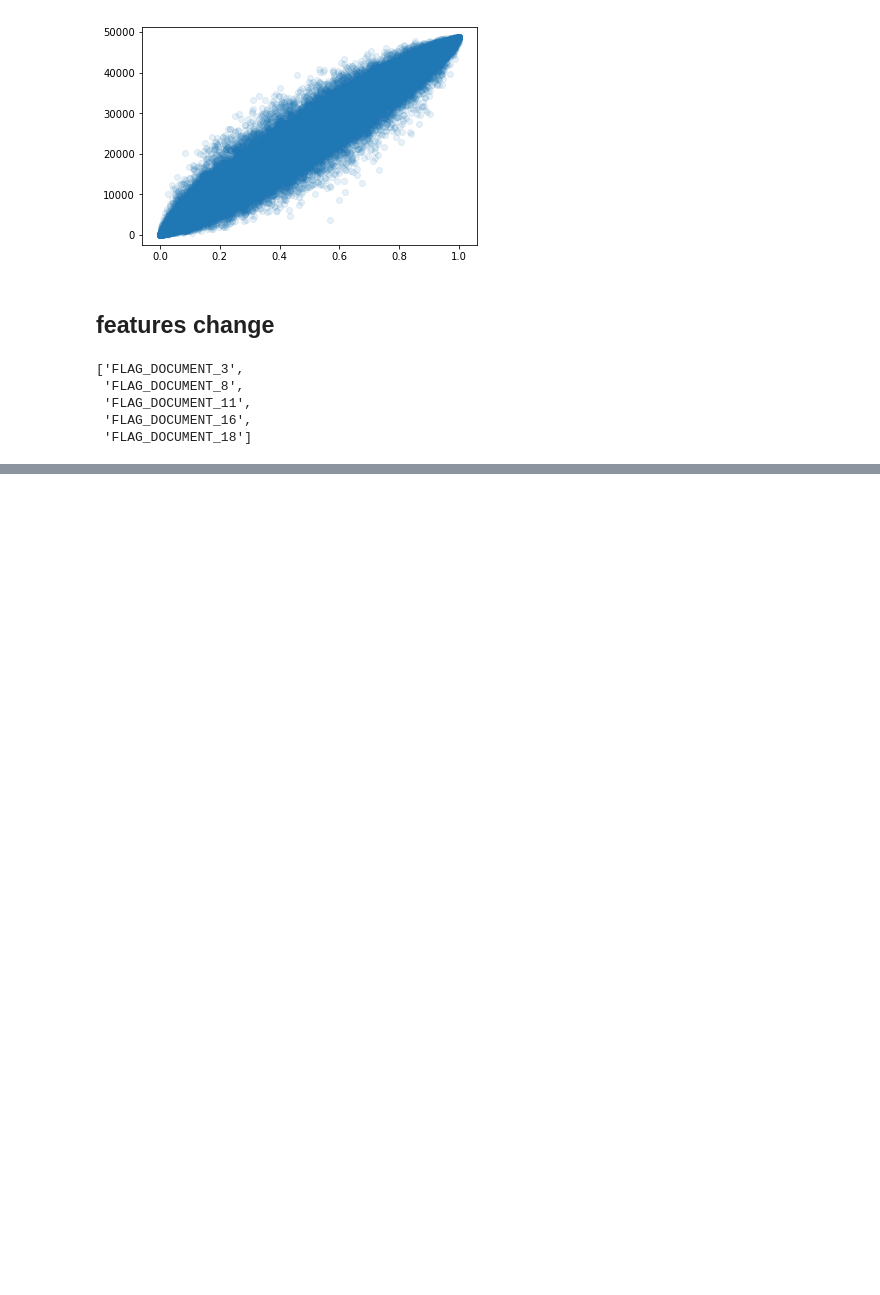
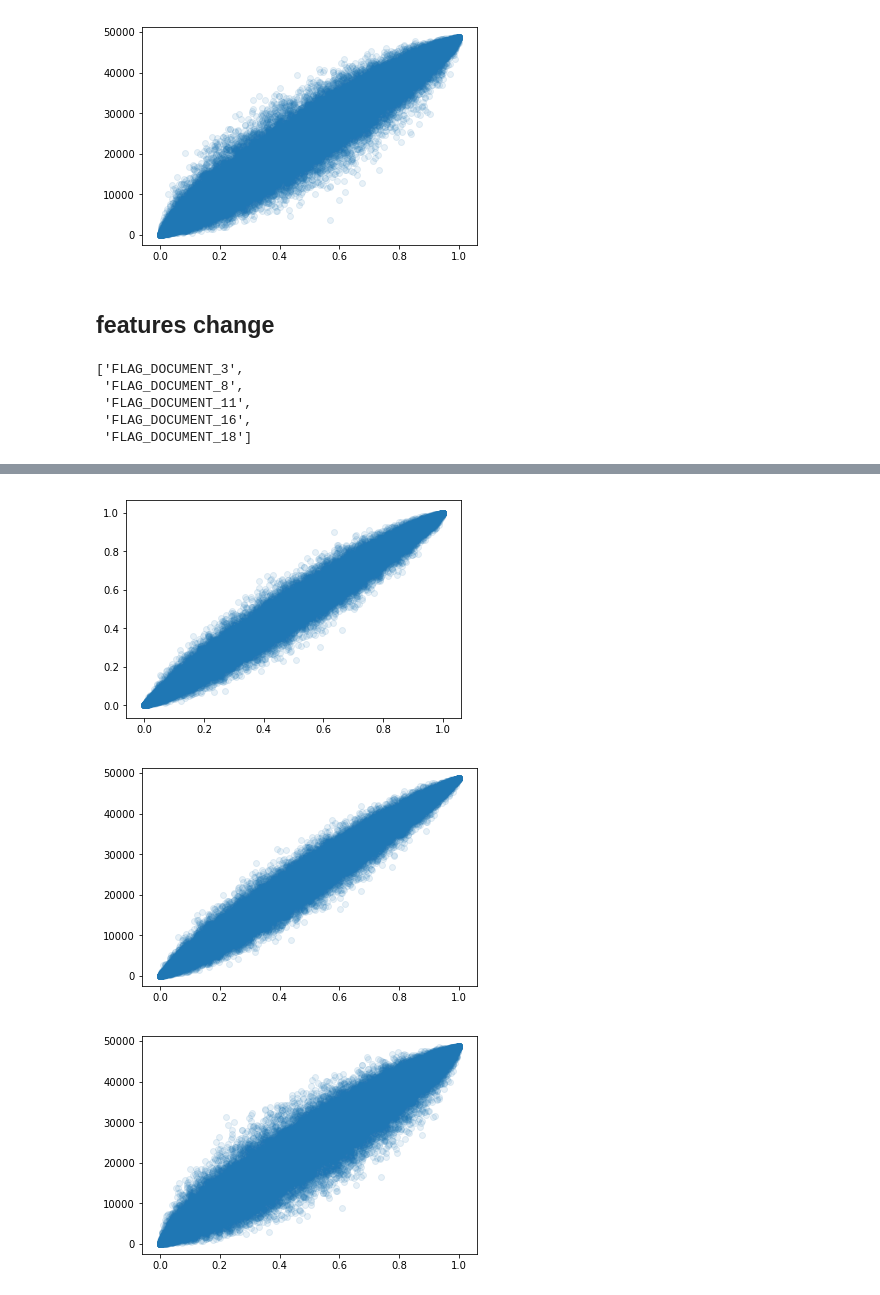
Before and after one commit to kqdmqx/kaggle-Home-Credit-Default-Risk, a Jupyter notebook: 018-lgbm-feature-order-ii.ipynb, the cells around one changed output, grey strips where cells are left out. Saved outputs shown, nothing was run; the diff lists cells and outputs as text; code cells hidden in the pictures; blank space fills up the shorter version.

```diff
--- a/018-lgbm-feature-order-ii.ipynb
+++ b/018-lgbm-feature-order-ii.ipynb
@@ -293,0 +370,13 @@ features_selected = list(np.load("./models/features-selected-016.npy"))
+# %%
+plt.scatter(a, b, alpha=.1)
+plt.show()
+
+plt.scatter(a, c, alpha=.1)
+plt.show()
+
+plt.scatter(b, c, alpha=.1)
+plt.show()
+# %% [output]
+[figure, added]
+[figure, added]
+[figure, added]
```
Also changed, not shown: parts of 10 cells of this notebook, 3 other files.
